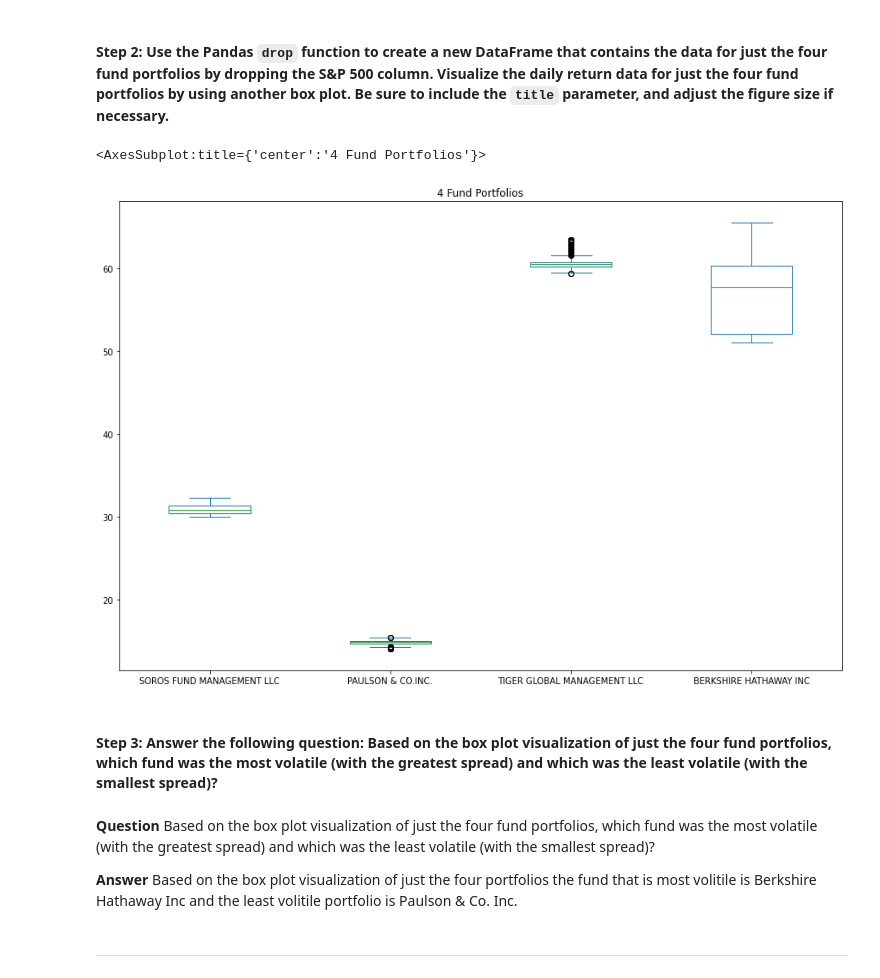
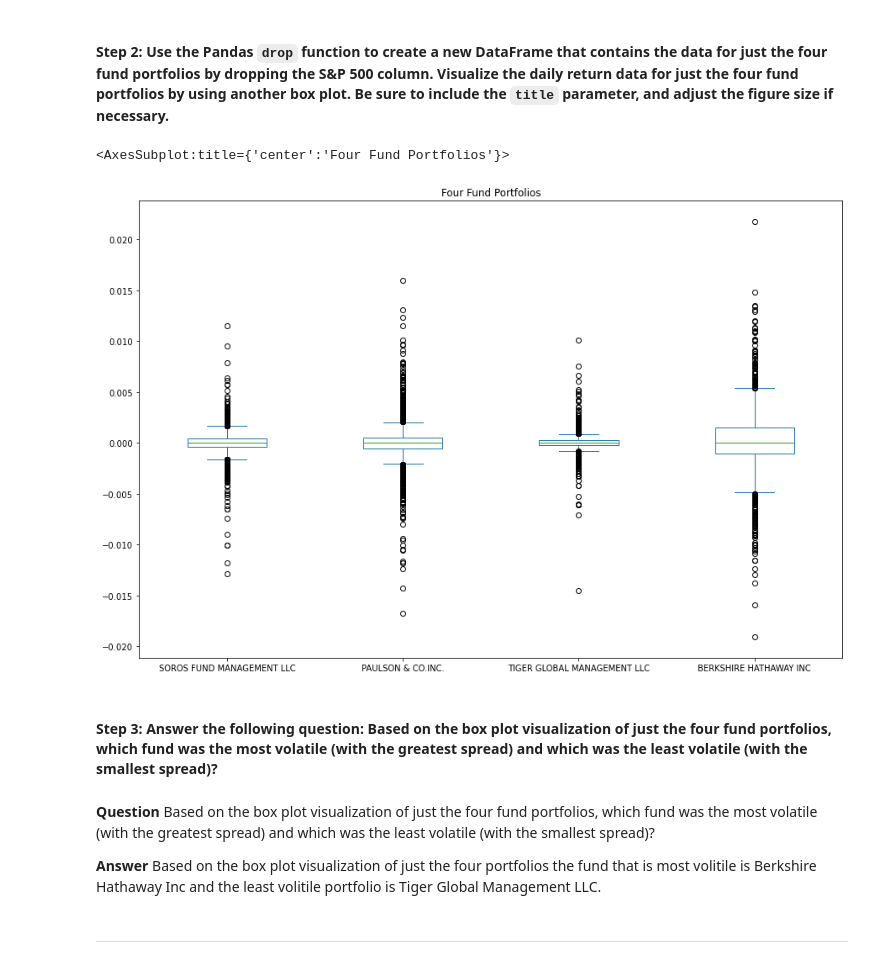
Before and after one commit to Oleener/Challenge_4, a Jupyter notebook: Challenge/Starter_Code/risk_return_analysis.ipynb, the cells around one changed output. Saved outputs shown, nothing was run; the diff lists cells and outputs as text; code cells hidden in the pictures.

```diff
--- a/Challenge/Starter_Code/risk_return_analysis.ipynb
+++ b/Challenge/Starter_Code/risk_return_analysis.ipynb
@@ -217,19 +217,19 @@ navs_daily_returns.plot(kind="box", title="Daily Return for each fund", figsize=
 # %%
 # Create a new DataFrame containing only the 4 fund portfolios by dropping the S&P 500 column from the DataFrame
 # Create box plots to reflect the return data for only the 4 fund portfolios
 # Include a title parameter and adjust the figure size
 
-four_fund_portfolios_daily_returns = whale_navs_df.drop(columns=['S&P 500'])
+four_fund_portfolios_daily_returns = navs_daily_returns.drop(columns=['S&P 500'])
 four_fund_portfolios_daily_returns.plot(kind="box", title="Four Fund Portfolios", figsize=(15,10))
 # %% [output]
-<AxesSubplot:title={'center':'4 Fund Portfolios'}>
+<AxesSubplot:title={'center':'Four Fund Portfolios'}>
-[figure, old version]
+[figure, new version]
 # %% [markdown]
 #### Step 3: Answer the following question: Based on the box plot visualization of just the four fund portfolios, which fund was the most volatile (with the greatest spread) and which was the least volatile (with the smallest spread)?
 # %% [markdown]
 **Question** Based on the box plot visualization of just the four fund portfolios, which fund was the most volatile (with the greatest spread) and which was the least volatile (with the smallest spread)?
 
-**Answer** Based on the box plot visualization of just the four portfolios the fund that is most volitile is Berkshire Hathaway Inc and the least volitile portfolio is Paulson & Co. Inc.
+**Answer** Based on the box plot visualization of just the four portfolios the fund that is most volitile is Berkshire Hathaway Inc and the least volitile portfolio is Tiger Global Management LLC.
 # %% [markdown]
 ---
 # %% [markdown]
```
Also changed, not shown: parts of 16 cells of this notebook.
